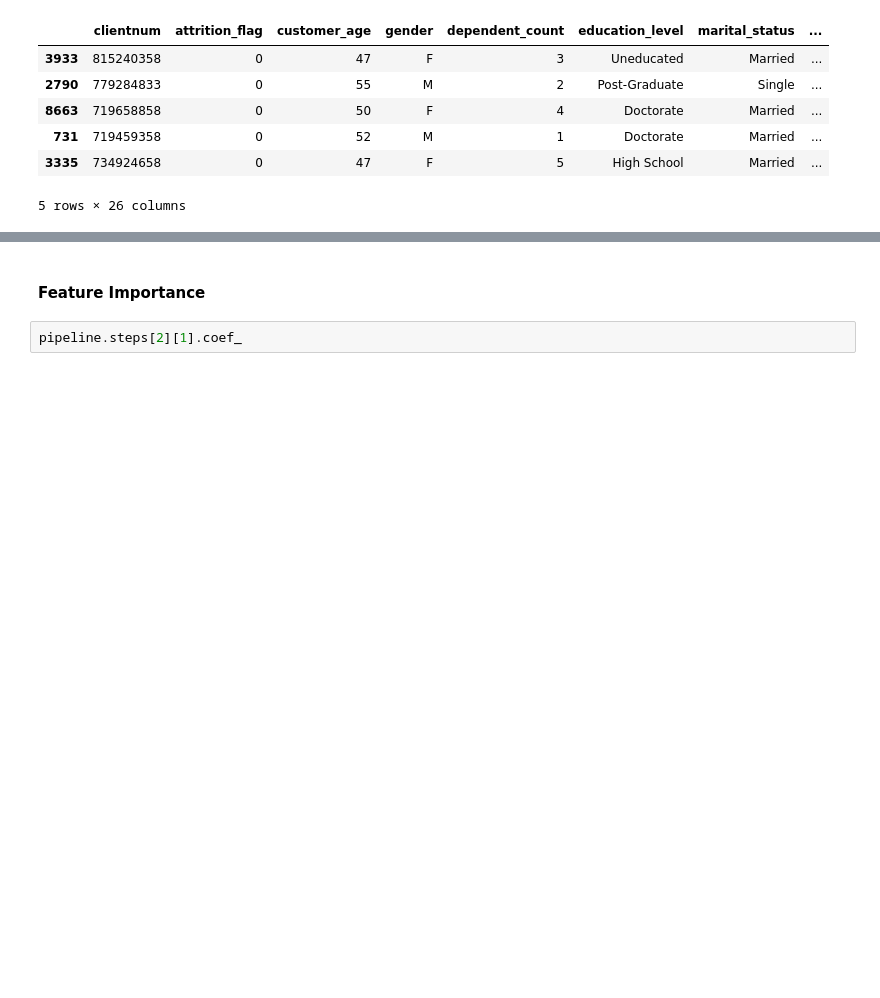
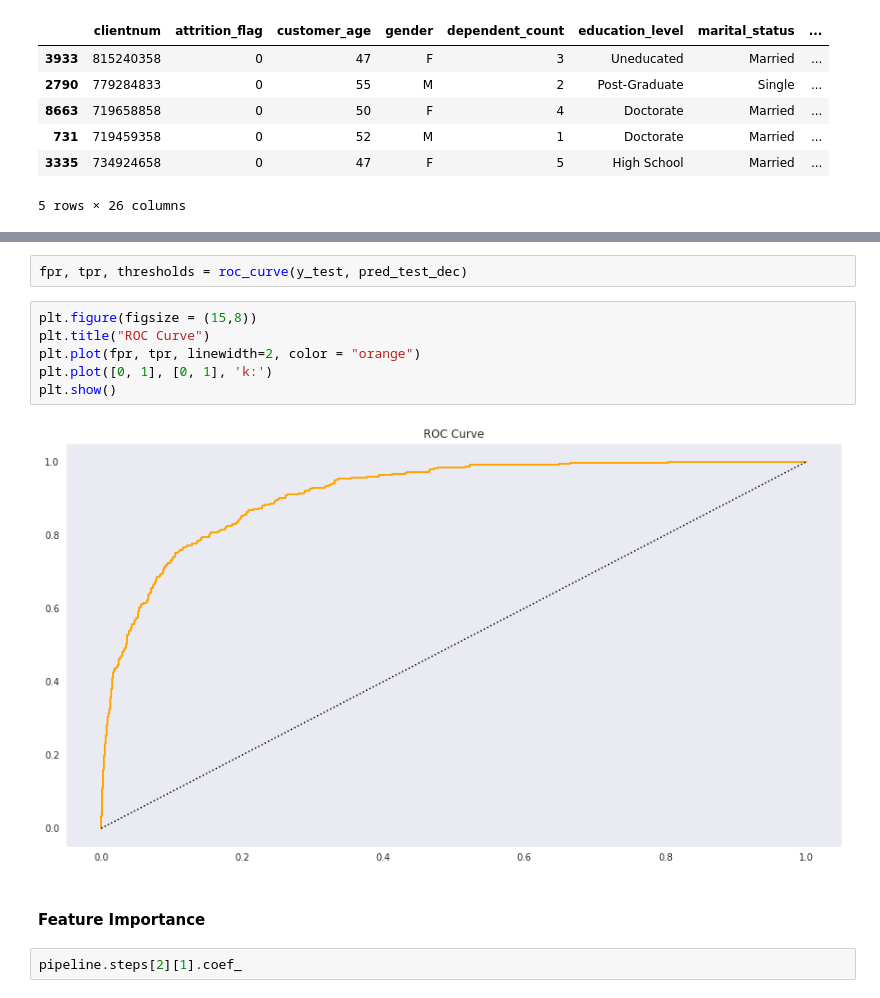
Before and after one commit to MUbarak123-56/bank-churners, a Jupyter notebook: 43-lr-pipeline.ipynb, the cells around one changed output, grey strips where cells are left out. Cells and saved outputs as stored; diff of their text form; blank space fills up the shorter version.

```diff
--- a/43-lr-pipeline.ipynb
+++ b/43-lr-pipeline.ipynb
@@ -272,3 +311,13 @@ test.head()
+# %%
+fpr, tpr, thresholds = roc_curve(y_test, pred_test_dec)
+# %%
+plt.figure(figsize = (15,8))
+plt.title("ROC Curve")
+plt.plot(fpr, tpr, linewidth=2, color = "orange")
+plt.plot([0, 1], [0, 1], 'k:')
+plt.show()
+# %% [output]
+[figure, added]
 # %% [markdown]
 #### Feature Importance
 # %%
```
Also changed, not shown: parts of 20 cells of this notebook, 2 other files.
